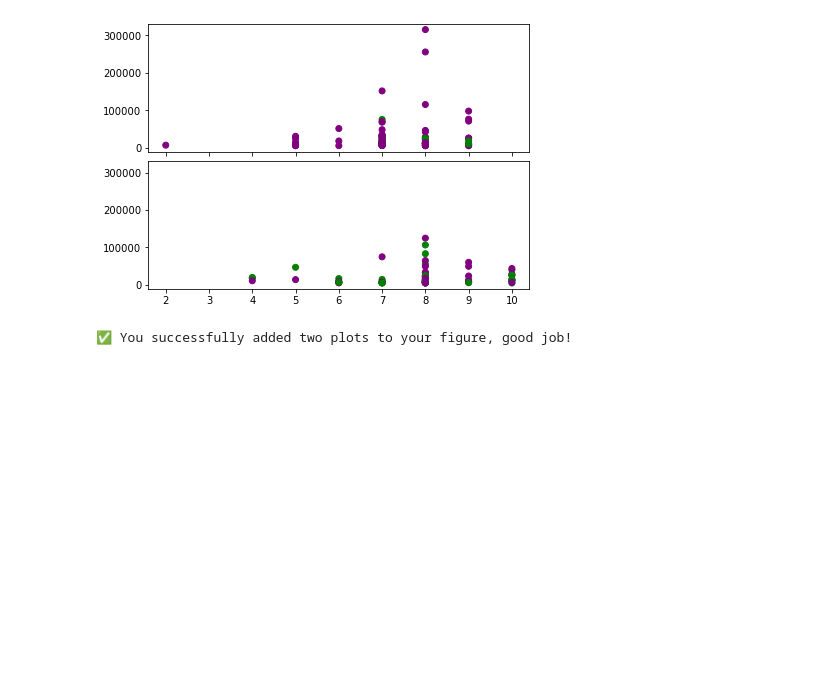
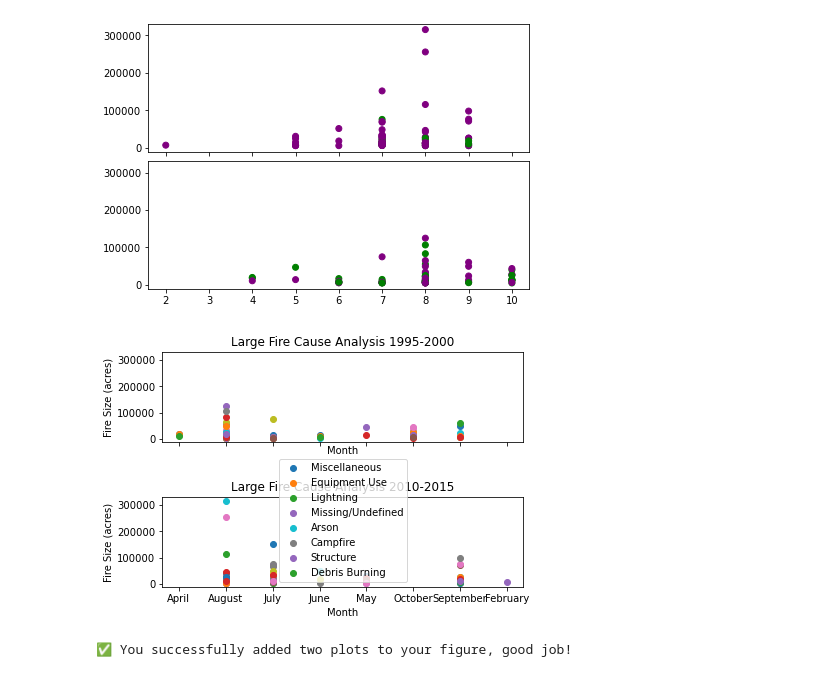
Before and after one commit to JudithAment/earth-analytics-bootcamp, a Jupyter notebook: homeworks/08-loops-conditionals/bootcamp-08-conditionals-loops.ipynb, the cells around one changed output. Cells and saved outputs as stored; diff of their text form; code cells hidden in the pictures; blank space fills up the shorter version.

```diff
--- a/homeworks/08-loops-conditionals/bootcamp-08-conditionals-loops.ipynb
+++ b/homeworks/08-loops-conditionals/bootcamp-08-conditionals-loops.ipynb
@@ -809,6 +809,38 @@ Try using .loc[row_indexer,col_indexer] = value instead
 See the caveats in the documentation: https://pandas.pydata.org/pandas-docs/stable/user_guide/indexing.html#returning-a-view-versus-a-copy
   fires_1995_2000['color'] = ['green' if cause in human_caused else 'purple' for cause in fires_1995_2000.cause]
 [figure]
+# %%
+
+plot_grp_one = fires_1995_2000.groupby(['month'])
+
+fig, axs = plt.subplots(2, 1, constrained_layout=True, sharex=True, sharey=True)
+for month, fire_list in plot_grp_one:
+    for cause, fire_size in zip(fire_list.cause.values, fire_list.fire_size.values):
+        axs[0].scatter(month,
+                   fire_size,
+                   label=cause)
+axs[0].set(title="Large Fire Cause Analysis 1995-2000",
+            xlabel="Month",
+            ylabel="Fire Size (acres)")
+
+plot_grp_two = fires_2010_2015.groupby(['month'])
+
+for month, fire_list in plot_grp_two:
+    for cause, fire_size in zip(fire_list.cause.values, fire_list.fire_size.values):
+        axs[1].scatter(month,
+                   fire_size,
+                   label=cause)
+axs[1].set(title="Large Fire Cause Analysis 2010-2015",
+            xlabel="Month",
+            ylabel="Fire Size (acres)")
+
+handles, labels = axs[1].get_legend_handles_labels()
+unique = [(h, l) for i, (h, l) in enumerate(zip(handles, labels)) if l not in labels[:i]]
+axs[1].legend(*zip(*unique))
+
+plt.show()
+# %% [output]
+[figure, added]
 # %%
 # NOTE: 2010-2015 Data NEEDS TO BE THE TOP PLOT FOR THE AUTOGRADER TO WORK!
 
```
